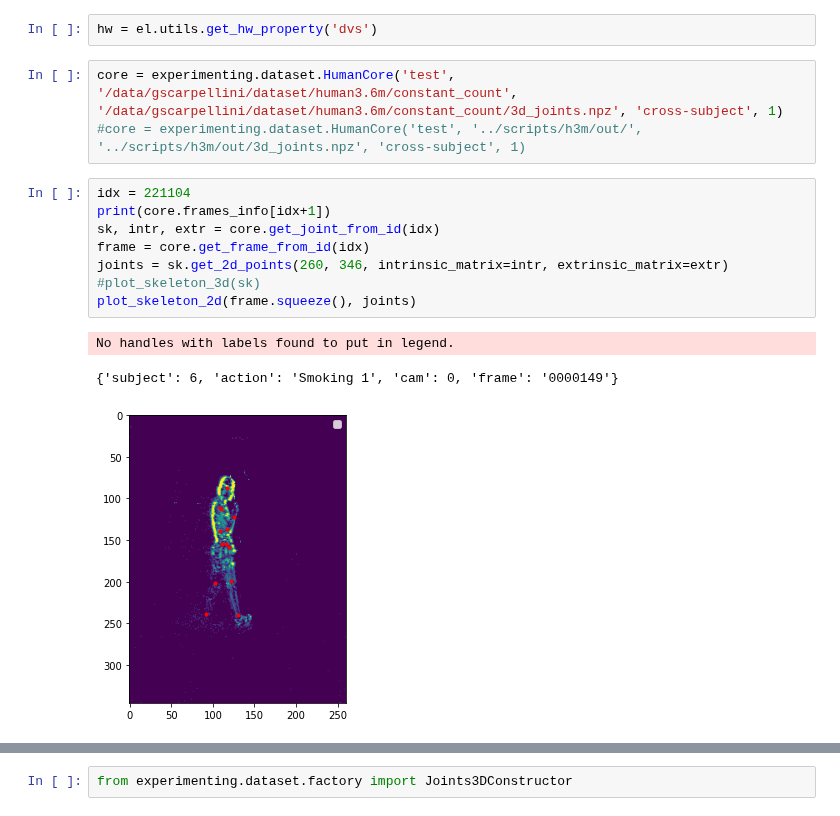
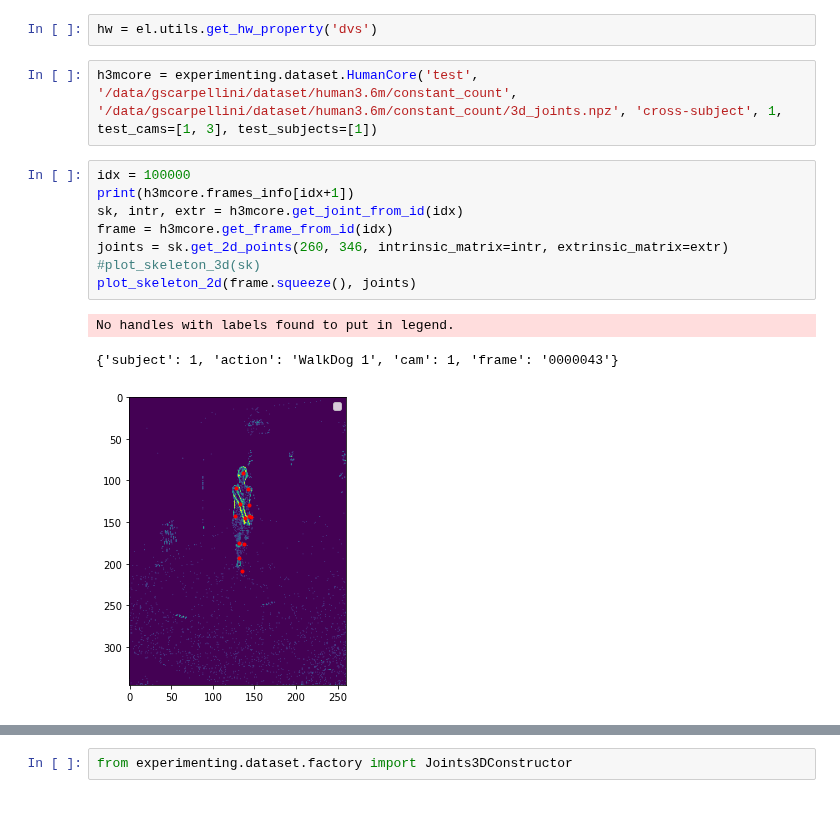
Before and after one commit to gianscarpe/event-based-monocular-hpe, a Jupyter notebook: notebooks/explore_h3m.ipynb, the cells around one changed output, grey strips where cells are left out. Drawn from its saved outputs; the diff is of its cells as text.

```diff
--- a/notebooks/explore_h3m.ipynb
+++ b/notebooks/explore_h3m.ipynb
@@ -8,17 +8,16 @@ from experimenting.utils.skeleton_helpers import Skeleton
 # %%
 hw = el.utils.get_hw_property('dvs')
 # %%
-core = experimenting.dataset.HumanCore('test', '/data/gscarpellini/dataset/human3.6m/constant_count', '/data/gscarpellini/dataset/human3.6m/constant_count/3d_joints.npz', 'cross-subject', 1)
-#core = experimenting.dataset.HumanCore('test', '../scripts/h3m/out/', '../scripts/h3m/out/3d_joints.npz', 'cross-subject', 1)
+h3mcore = experimenting.dataset.HumanCore('test', '/data/gscarpellini/dataset/human3.6m/constant_count', '/data/gscarpellini/dataset/human3.6m/constant_count/3d_joints.npz', 'cross-subject', 1, test_cams=[1, 3], test_subjects=[1])
 # %%
-idx = 221104
-print(core.frames_info[idx+1])
-sk, intr, extr = core.get_joint_from_id(idx)
-frame = core.get_frame_from_id(idx)
+idx = 100000
+print(h3mcore.frames_info[idx+1])
+sk, intr, extr = h3mcore.get_joint_from_id(idx)
+frame = h3mcore.get_frame_from_id(idx)
 joints = sk.get_2d_points(260, 346, intrinsic_matrix=intr, extrinsic_matrix=extr)
 #plot_skeleton_3d(sk)
 plot_skeleton_2d(frame.squeeze(), joints)
 # %% [output]
 No handles with labels found to put in legend.
-{'subject': 6, 'action': 'Smoking 1', 'cam': 0, 'frame': '0000149'}
+{'subject': 1, 'action': 'WalkDog 1', 'cam': 1, 'frame': '0000043'}
-[figure, old version]
+[figure, new version]
```
Also changed, not shown: parts of 16 cells of this notebook, 5 other files.
